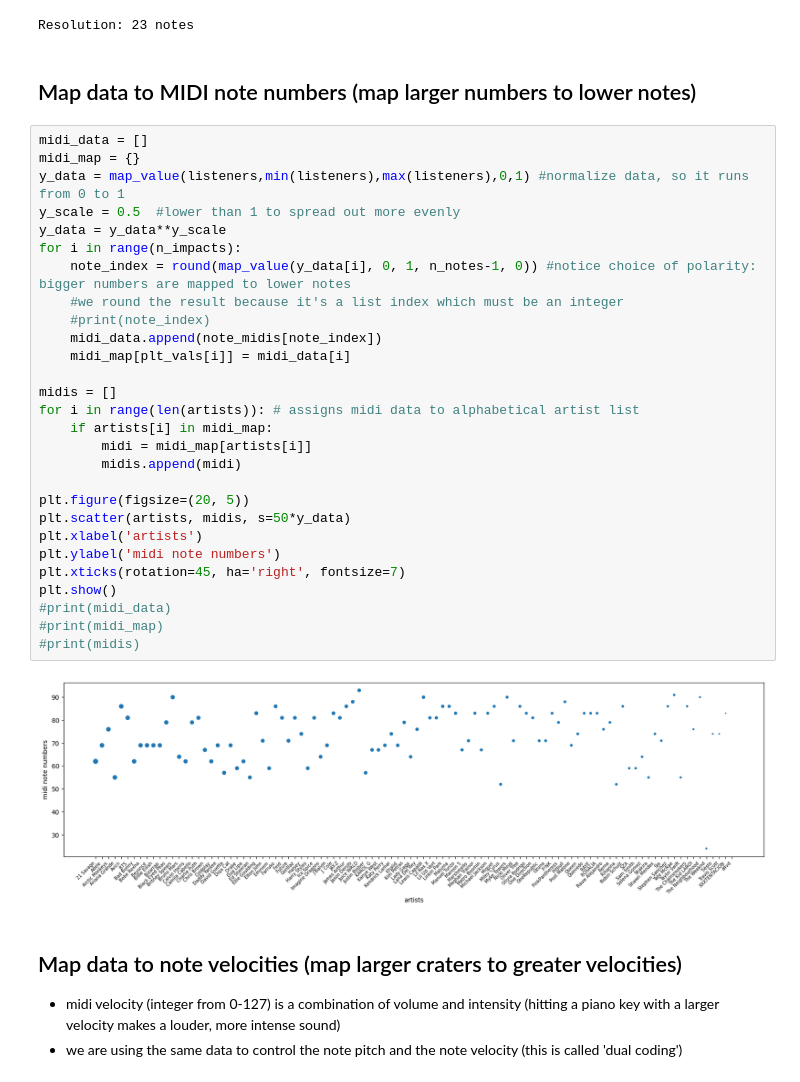
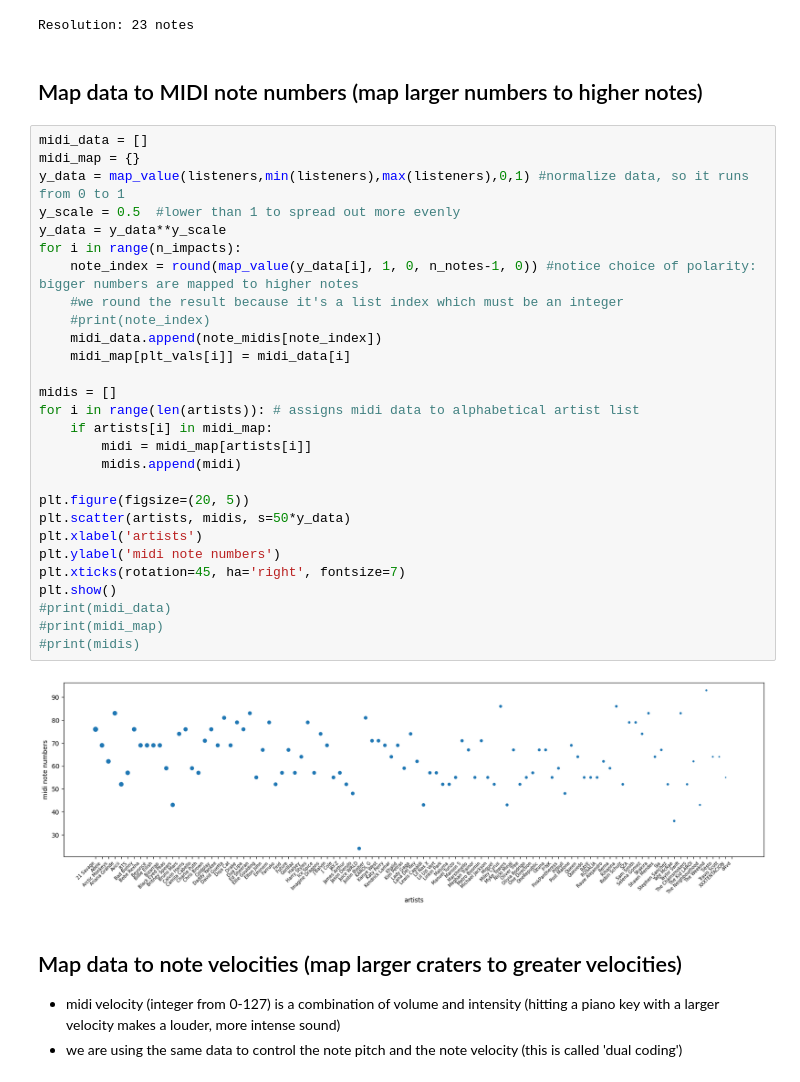
Before and after one commit to JackeJacob/Exjobb-jupyterlab, a Jupyter notebook: sonification.ipynb, the cells around one changed output. Cells and saved outputs as stored; diff of their text form.

```diff
--- a/sonification.ipynb
+++ b/sonification.ipynb
@@ -66,37 +66,37 @@ print('Resolution:',n_notes, 'notes')
 # %% [output]
 Resolution: 23 notes
 # %% [markdown]
-## Map data to MIDI note numbers (map larger numbers to lower notes)
+## Map data to MIDI note numbers (map larger numbers to higher notes)
 # %%
 midi_data = []
 midi_map = {}
 y_data = map_value(listeners,min(listeners),max(listeners),0,1) #normalize data, so it runs from 0 to 1
 y_scale = 0.5  #lower than 1 to spread out more evenly
 y_data = y_data**y_scale
 for i in range(n_impacts):
-    note_index = round(map_value(y_data[i], 0, 1, n_notes-1, 0)) #notice choice of polarity: bigger numbers are mapped to lower notes
+    note_index = round(map_value(y_data[i], 1, 0, n_notes-1, 0)) #notice choice of polarity: bigger numbers are mapped to higher notes
     #we round the result because it's a list index which must be an integer
     #print(note_index)
     midi_data.append(note_midis[note_index])
     midi_map[plt_vals[i]] = midi_data[i]
 
 midis = []
 for i in range(len(artists)): # assigns midi data to alphabetical artist list
     if artists[i] in midi_map:
         midi = midi_map[artists[i]]
         midis.append(midi)
 
 plt.figure(figsize=(20, 5))
 plt.scatter(artists, midis, s=50*y_data)
 plt.xlabel('artists')
 plt.ylabel('midi note numbers')
 plt.xticks(rotation=45, ha='right', fontsize=7)
 plt.show()
 #print(midi_data)
 #print(midi_map)
 #print(midis)
 # %% [output]
-[figure, old version]
+[figure, new version]
 # %% [markdown]
 ## Map data to note velocities (map larger craters to greater velocities)
 - midi velocity (integer from 0-127) is a combination of volume and intensity (hitting a piano key with a larger velocity makes a louder, more intense sound)
```
Also changed, not shown: parts of 1 cell of this notebook, 2 other files.
